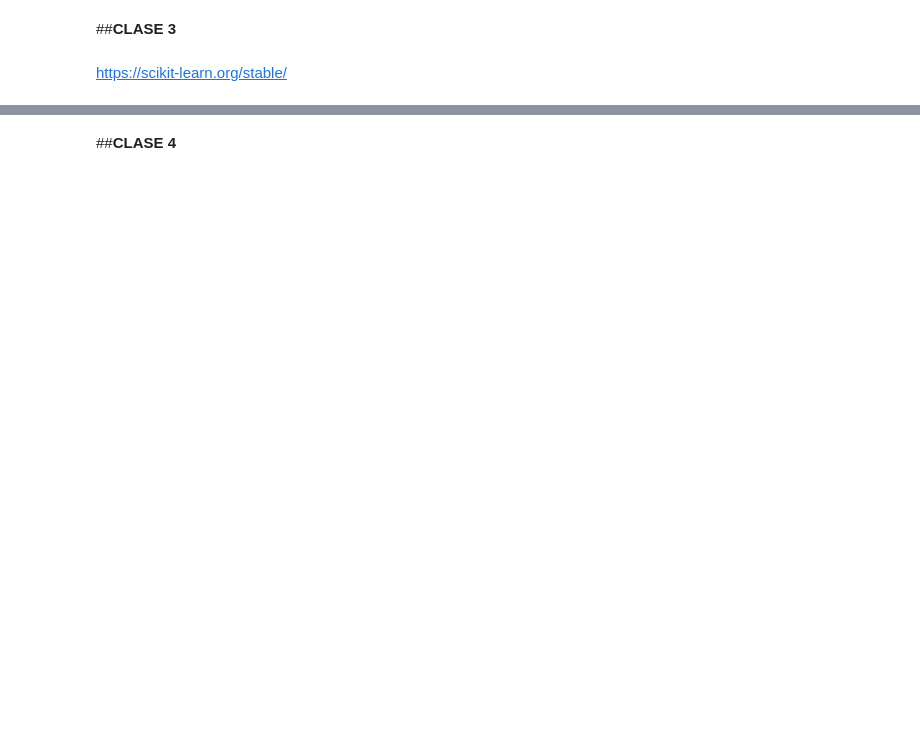
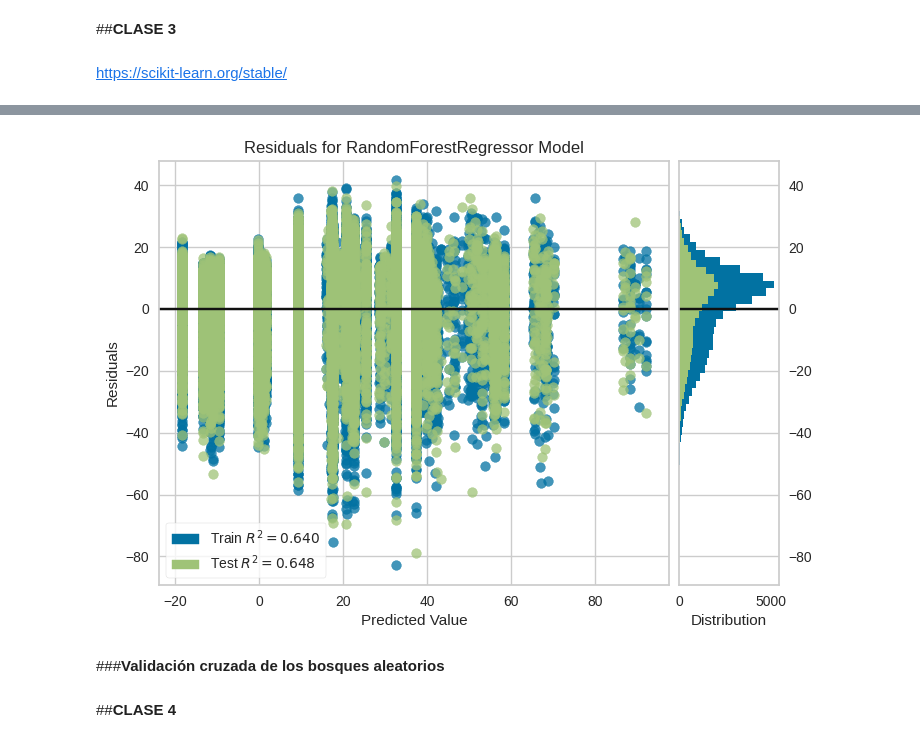
Before and after one commit to JLuceroVasquez/ia-aumentada-prevision-de-atrasos-de-vuelos, a Jupyter notebook: optimización_aeroportuaria.ipynb, the cells around one changed output, grey strips where cells are left out. Cells and saved outputs as stored; diff of their text form; code cells hidden in the pictures; blank space fills up the shorter version.

```diff
--- a/optimización_aeroportuaria.ipynb
+++ b/optimización_aeroportuaria.ipynb
@@ -511,3 +518,20 @@ datos_transformados.sample(10)
 ##**CLASE 3**
 # %% [markdown]
 https://scikit-learn.org/stable/
+# %%
+#Función para imprimir métricas de evaluación del modelo ML
+def evaluarRegresion(y_true, y_pred):
+  rmse = mean_squared_error(y_true, y_pred)
+  mae = mean_absolute_error(y_true, y_pred)
+  r2 = r2_score(y_true, y_pred)
+  evaluacion = {'RMSE':round(rmse**1/2,4),
+                'MAE':round(mae,4),
+                'R2':round(r2,4)}
+  return evaluacion
+# %%
+#División de los datos en predictoras y variable de respuesta
+X = datos_transformados.drop(columns='remainder__delay')
+y = datos_transformados['remainder__delay']
+# %%
+#División de los datos en entrenamiento y de prueba
+X_train, X_test, y_train, y_test = train_test_split(X, y, test_size=0.3, random_state=42)
@@ -514,2 +617,15 @@ https://scikit-learn.org/stable/
+# %%
+#Gráfico de la distribución de los errores
+'''
+Cuán más cerca estén los errores de la línea '0', más exacto es el modelo.
+Cuanto más parecida la distribución de errores de los conjuntos de entrenamiento
+y de prueba, significa que le modelo predijo con exactitud parecida en ambos
+conjuntos.
+'''
+vizualizacion = residuals_plot(modelo_rf, X_train, y_train, X_test, y_test);
+# %% [output]
+[figure, added]
+# %% [markdown]
+###**Validación cruzada de los bosques aleatorios**
 # %% [markdown]
 ##**CLASE 4**
```
Also changed, not shown: parts of 10 cells of this notebook.
